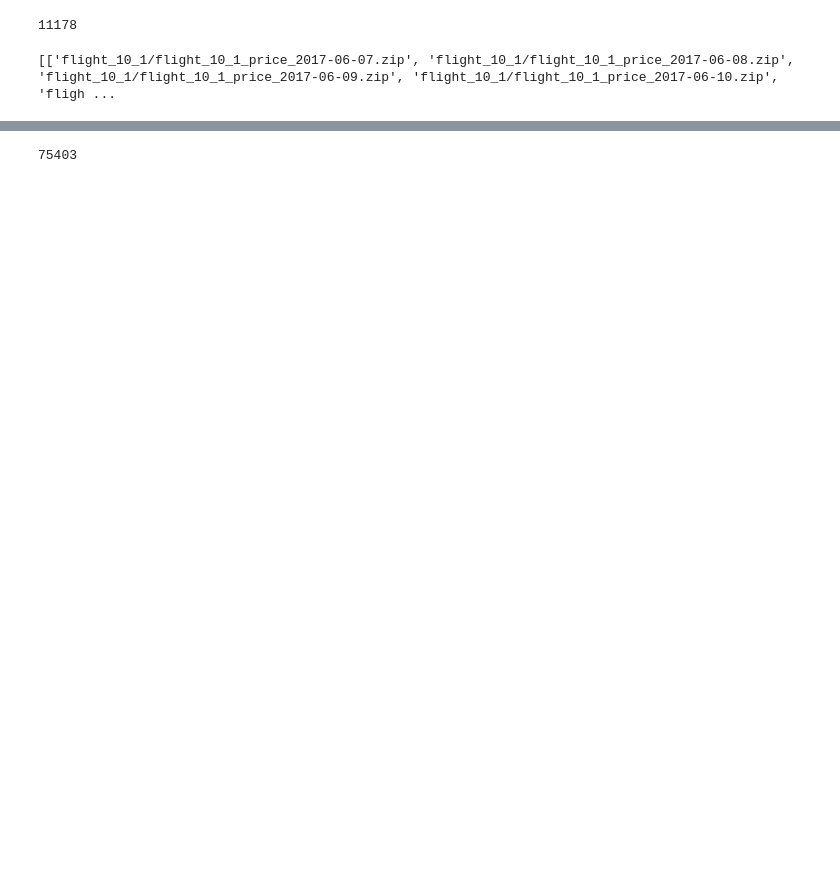
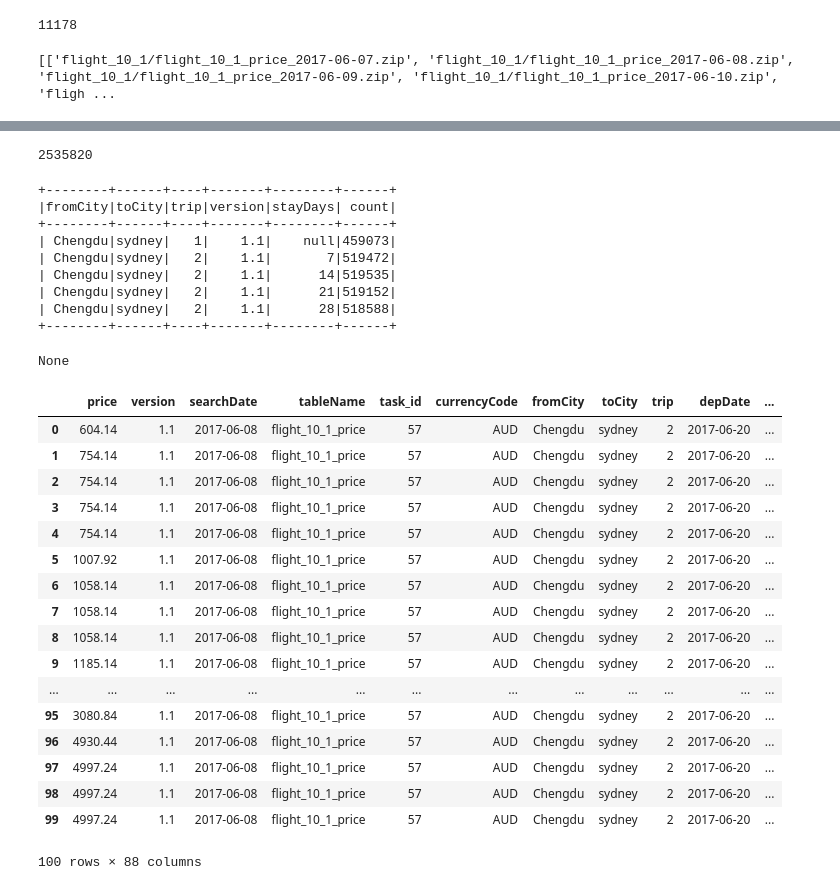
Before and after one commit to zemingyu/flight, a Jupyter notebook: data_ETL - v1.1 prod version_local.ipynb, the cells around one changed output, grey strips where cells are left out. Cells and saved outputs as stored; diff of their text form; code cells hidden in the pictures; blank space fills up the shorter version.

```diff
--- a/data_ETL - v1.1 prod version_local.ipynb
+++ b/data_ETL - v1.1 prod version_local.ipynb
@@ -1014,5 +1026,40 @@ OSError: [Errno 28] No space left on device
 # %%
-spark.read.parquet("/home/ubuntu/s3/pq_v1_1/" + "flight_10_1__flight_10_1_price_2017-05-22.pq").count()
+temp = spark.read.parquet("/home/ubuntu/s3/pq_v1_1_consolidated/*.pq")
 # limit(3).toPandas()
-# %% [output]
-75403
+# %%
+display(temp.count())
+display(temp
+        .groupBy("fromCity", "toCity", "trip", "version", "stayDays")
+        .count()
+        .orderBy("fromCity", "toCity", "trip", "version", "stayDays").show())
+temp.limit(100).toPandas()
+# %% [output]
+2535820
++--------+------+----+-------+--------+------+
+|fromCity|toCity|trip|version|stayDays| count|
++--------+------+----+-------+--------+------+
+| Chengdu|sydney|   1|    1.1|    null|459073|
+| Chengdu|sydney|   2|    1.1|       7|519472|
+| Chengdu|sydney|   2|    1.1|      14|519535|
+| Chengdu|sydney|   2|    1.1|      21|519152|
+| Chengdu|sydney|   2|    1.1|      28|518588|
++--------+------+----+-------+--------+------+
+None
+|  | price | version | searchDate | tableName | task_id | currencyCode | fromCity | toCity | trip | depDate | ... |
+| 0 | 604.14 | 1.1 | 2017-06-08 | flight_10_1_price | 57 | AUD | Chengdu | sydney | 2 | 2017-06-20 | ... |
+| 1 | 754.14 | 1.1 | 2017-06-08 | flight_10_1_price | 57 | AUD | Chengdu | sydney | 2 | 2017-06-20 | ... |
+| 2 | 754.14 | 1.1 | 2017-06-08 | flight_10_1_price | 57 | AUD | Chengdu | sydney | 2 | 2017-06-20 | ... |
+| 3 | 754.14 | 1.1 | 2017-06-08 | flight_10_1_price | 57 | AUD | Chengdu | sydney | 2 | 2017-06-20 | ... |
+| 4 | 754.14 | 1.1 | 2017-06-08 | flight_10_1_price | 57 | AUD | Chengdu | sydney | 2 | 2017-06-20 | ... |
+| 5 | 1007.92 | 1.1 | 2017-06-08 | flight_10_1_price | 57 | AUD | Chengdu | sydney | 2 | 2017-06-20 | ... |
+| 6 | 1058.14 | 1.1 | 2017-06-08 | flight_10_1_price | 57 | AUD | Chengdu | sydney | 2 | 2017-06-20 | ... |
+| 7 | 1058.14 | 1.1 | 2017-06-08 | flight_10_1_price | 57 | AUD | Chengdu | sydney | 2 | 2017-06-20 | ... |
+| 8 | 1058.14 | 1.1 | 2017-06-08 | flight_10_1_price | 57 | AUD | Chengdu | sydney | 2 | 2017-06-20 | ... |
+| 9 | 1185.14 | 1.1 | 2017-06-08 | flight_10_1_price | 57 | AUD | Chengdu | sydney | 2 | 2017-06-20 | ... |
+| ... | ... | ... | ... | ... | ... | ... | ... | ... | ... | ... | ... |
+| 95 | 3080.84 | 1.1 | 2017-06-08 | flight_10_1_price | 57 | AUD | Chengdu | sydney | 2 | 2017-06-20 | ... |
+| 96 | 4930.44 | 1.1 | 2017-06-08 | flight_10_1_price | 57 | AUD | Chengdu | sydney | 2 | 2017-06-20 | ... |
+| 97 | 4997.24 | 1.1 | 2017-06-08 | flight_10_1_price | 57 | AUD | Chengdu | sydney | 2 | 2017-06-20 | ... |
+| 98 | 4997.24 | 1.1 | 2017-06-08 | flight_10_1_price | 57 | AUD | Chengdu | sydney | 2 | 2017-06-20 | ... |
+| 99 | 4997.24 | 1.1 | 2017-06-08 | flight_10_1_price | 57 | AUD | Chengdu | sydney | 2 | 2017-06-20 | ... |
+100 rows × 88 columns
```
Also changed, not shown: parts of 11 cells of this notebook, 11 other files.
